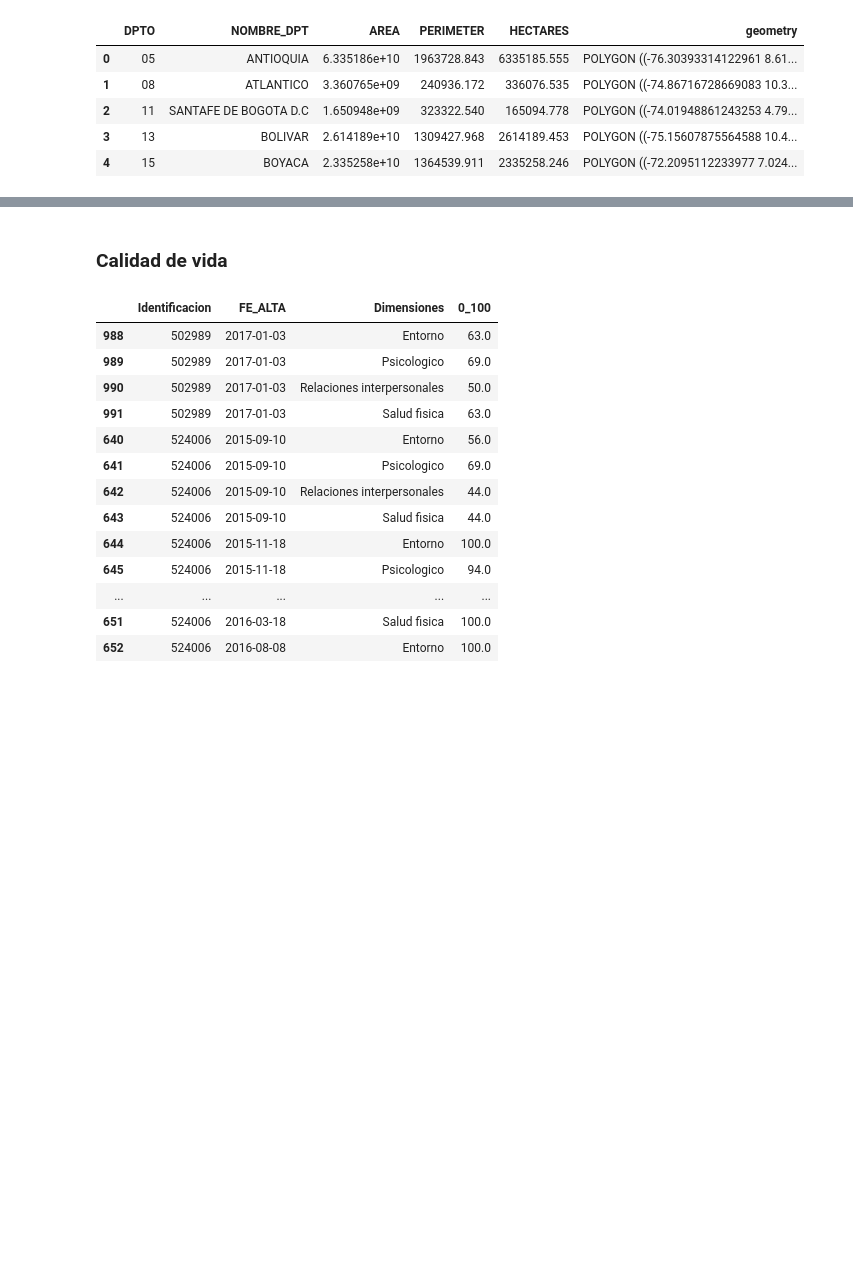
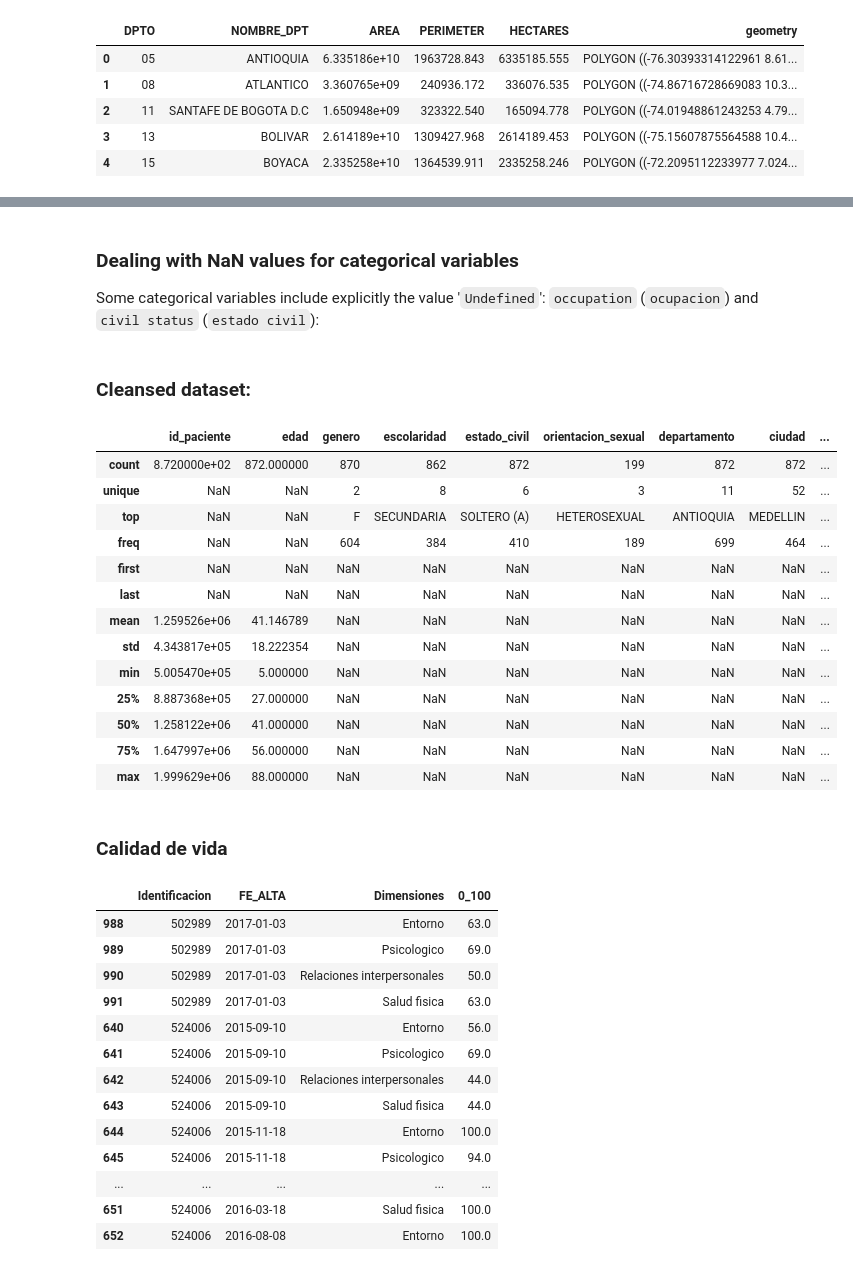
Before and after one commit to DS4A-T22/exploratory_data_analysis, a Jupyter notebook: EDA-02.ipynb, the cells around one changed output, grey strips where cells are left out. Saved outputs shown, nothing was run; the diff lists cells and outputs as text; code cells hidden in the pictures; blank space fills up the shorter version.

```diff
--- a/EDA-02.ipynb
+++ b/EDA-02.ipynb
@@ -283,0 +410,31 @@ Index(['ANALFABETA', 'EDAD PREESCOLAR', 'PRIMARIA', 'SECUNDARIA', 'TECNICO',
+# %%
+basic_info.loc[basic_info['edad'] < 18, 'relacion_laboral'] = 'MENOR NO LABORA'
+# %% [markdown]
+### Dealing with NaN values for categorical variables
+
+Some categorical variables include explicitly the value '`Undefined`': `occupation` (`ocupacion`) and `civil status` (`estado civil`):
+# %%
+basic_info.loc[((basic_info['edad'] < 18) & (basic_info['ocupacion'] == 'EMPLEADO')), 'ocupacion'] = 'SIN DEFINIR'
+# %%
+basic_info.loc[basic_info['ocupacion'].isna(), 'ocupacion'] = 'SIN DEFINIR'
+# %%
+basic_info.loc[basic_info['estado_civil'].isna(), 'estado_civil'] = 'SIN DEFINIR'
+# %% [markdown]
+### Cleansed dataset:
+# %%
+basic_info.describe(include='all')
+# %% [output]
+|  | id_paciente | edad | genero | escolaridad | estado_civil | orientacion_sexual | departamento | ciudad | ... |
+| count | 8.720000e+02 | 872.000000 | 870 | 862 | 872 | 199 | 872 | 872 | ... |
+| unique | NaN | NaN | 2 | 8 | 6 | 3 | 11 | 52 | ... |
+| top | NaN | NaN | F | SECUNDARIA | SOLTERO (A) | HETEROSEXUAL | ANTIOQUIA | MEDELLIN | ... |
+| freq | NaN | NaN | 604 | 384 | 410 | 189 | 699 | 464 | ... |
+| first | NaN | NaN | NaN | NaN | NaN | NaN | NaN | NaN | ... |
+| last | NaN | NaN | NaN | NaN | NaN | NaN | NaN | NaN | ... |
+| mean | 1.259526e+06 | 41.146789 | NaN | NaN | NaN | NaN | NaN | NaN | ... |
+| std | 4.343817e+05 | 18.222354 | NaN | NaN | NaN | NaN | NaN | NaN | ... |
+| min | 5.005470e+05 | 5.000000 | NaN | NaN | NaN | NaN | NaN | NaN | ... |
+| 25% | 8.887368e+05 | 27.000000 | NaN | NaN | NaN | NaN | NaN | NaN | ... |
+| 50% | 1.258122e+06 | 41.000000 | NaN | NaN | NaN | NaN | NaN | NaN | ... |
+| 75% | 1.647997e+06 | 56.000000 | NaN | NaN | NaN | NaN | NaN | NaN | ... |
+| max | 1.999629e+06 | 88.000000 | NaN | NaN | NaN | NaN | NaN | NaN | ... |
```
Also changed, not shown: parts of 38 cells of this notebook, 1 other file.
